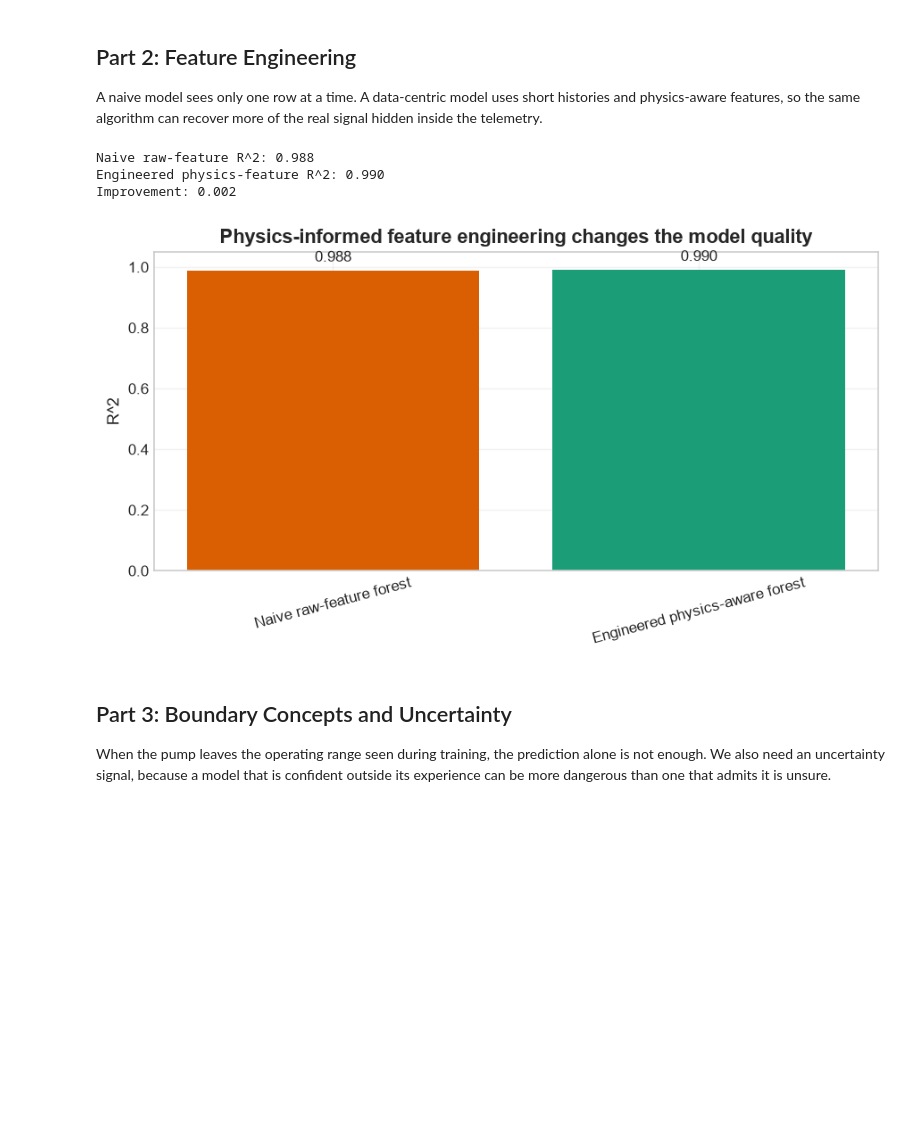
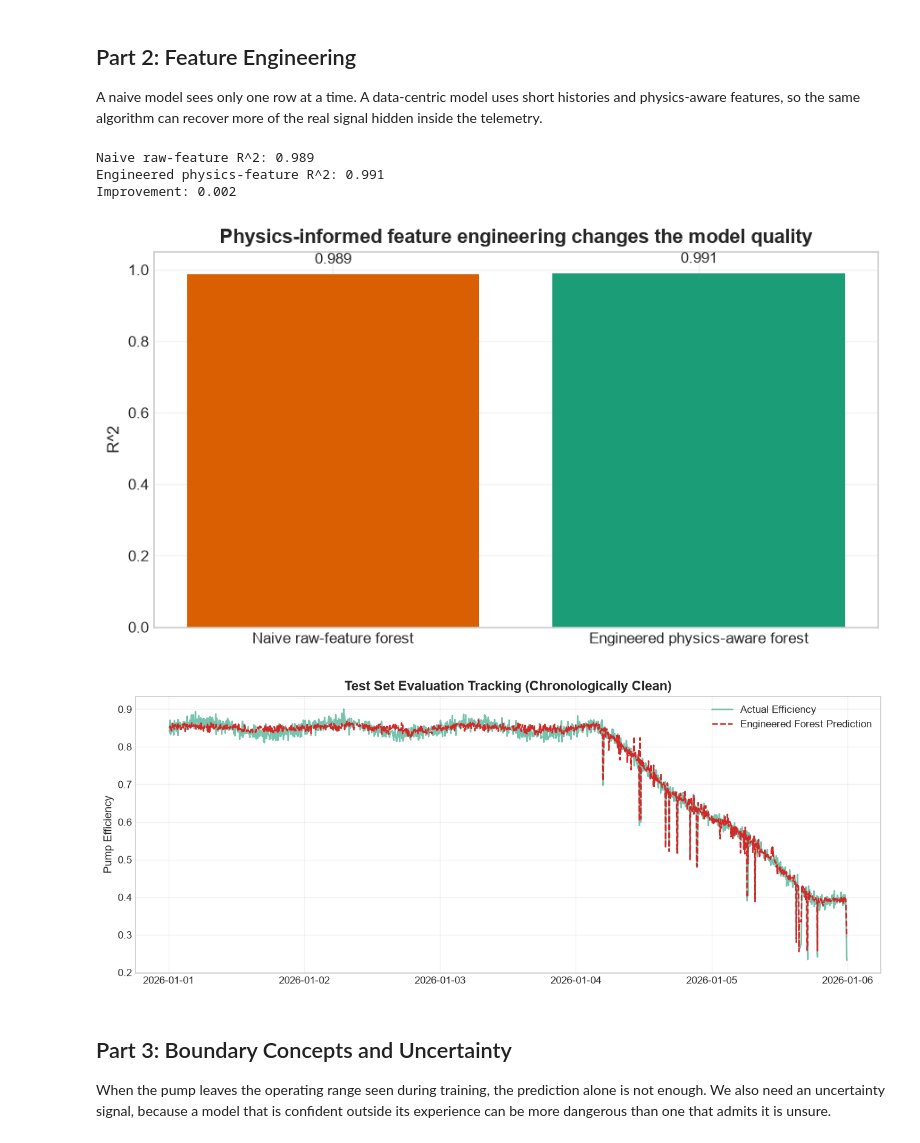
Before and after one commit to JFrusher/DCE-Workshops, a Jupyter notebook: ML+AI_workshop/solutions/solution_MLAI.ipynb, the cells around one changed output. Saved outputs shown, nothing was run; the diff lists cells and outputs as text; code cells hidden in the pictures; blank space fills up the shorter version.

```diff
--- a/ML+AI_workshop/solutions/solution_MLAI.ipynb
+++ b/ML+AI_workshop/solutions/solution_MLAI.ipynb
@@ -100,7 +100,7 @@ working_df["cleaned_vibration"] = savgol_filter(working_df["raw_vibration"].to_n
 
 calibrated_pressure = []
 for hour, pressure in zip(working_df["time_hours"].to_numpy(), working_df["drifted_pressure"].to_numpy()):
-    calibrated_pressure.append(pressure + 0.05 * hour)
+    calibrated_pressure.append(pressure + 0.065 * hour)
 working_df["calibrated_pressure"] = calibrated_pressure
 
 print(f"Injected dropout rows: {dropout_count}")
@@ -148,75 +148,83 @@ A naive model sees only one row at a time. A data-centric model uses short histo
 raw_features = ["raw_vibration", "drifted_pressure", "motor_temp"]
 engineered_features = ["vibration_rms", "vibration_trend", "pressure_reserve", "motor_temp"]
 
+# 1. Compute physics-informed rolling features
 vibration_rms = rolling_rms(working_df["cleaned_vibration"].to_numpy(), window=61)
 vibration_trend = rolling_trend(working_df["cleaned_vibration"].to_numpy(), window=31)
 pressure_reserve_feature = (
     working_df["calibrated_pressure"].to_numpy()
     - pd.Series(working_df["calibrated_pressure"]).rolling(window=91, min_periods=1, center=True).mean().bfill().ffill().to_numpy()
- )
-
-feature_array = np.column_stack(
-    [
-        working_df["raw_vibration"].to_numpy(),
-        working_df["drifted_pressure"].to_numpy(),
-        working_df["motor_temp"].to_numpy(),
-        vibration_rms,
-        vibration_trend,
-        pressure_reserve_feature,
-        working_df["pump_efficiency"].to_numpy(),
-    ]
 )
 
+# 2. Consolidate features into a Master DataFrame
 feature_df = pd.DataFrame(
-    feature_array,
-    columns=[
-        "raw_vibration",
-        "drifted_pressure",
-        "motor_temp",
-        "vibration_rms",
-        "vibration_trend",
-        "pressure_reserve",
-        "pump_efficiency",
-    ],
+    {
+        "timestamp": working_df["timestamp"],
+        "raw_vibration": working_df["raw_vibration"],
+        "drifted_pressure": working_df["drifted_pressure"],
+        "motor_temp": working_df["motor_temp"],
+        "vibration_rms": vibration_rms,
+        "vibration_trend": vibration_trend,
+        "pressure_reserve": pressure_reserve_feature,
+        "pump_efficiency": working_df["pump_efficiency"],
+    }
 )
 
+# 3. Use standard random splitting to populate all operational states across partitions
+from sklearn.model_selection import train_test_split
 train_df, test_df = train_test_split(feature_df, test_size=0.3, random_state=42, shuffle=True)
 
+# 4. Train & evaluate the baseline model (Raw Telemetry)
 baseline_model = RandomForestRegressor(n_estimators=80, random_state=42, n_jobs=-1)
 baseline_model.fit(train_df[raw_features], train_df["pump_efficiency"])
 baseline_predictions = baseline_model.predict(test_df[raw_features])
 baseline_r2 = r2_score(test_df["pump_efficiency"], baseline_predictions)
 
+# 5. Train & evaluate the engineered model (Physics-Aware Features)
 engineered_model = RandomForestRegressor(n_estimators=120, random_state=42, n_jobs=-1)
 engineered_model.fit(train_df[engineered_features], train_df["pump_efficiency"])
 engineered_predictions = engineered_model.predict(test_df[engineered_features])
 engineered_r2 = r2_score(test_df["pump_efficiency"], engineered_predictions)
 
 print(f"Naive raw-feature R^2: {baseline_r2:.3f}")
 print(f"Engineered physics-feature R^2: {engineered_r2:.3f}")
 print(f"Improvement: {engineered_r2 - baseline_r2:.3f}")
 
+# 6. Render the comparative summary bar chart
 comparison = pd.DataFrame(
     {
         "model": ["Naive raw-feature forest", "Engineered physics-aware forest"],
         "r2": [baseline_r2, engineered_r2],
     }
 )
 fig, ax = plt.subplots(figsize=(7.5, 4.2))
 ax.bar(comparison["model"], comparison["r2"], color=["#d95f02", "#1b9e77"])
 ax.set_ylim(0, 1.05)
 ax.set_ylabel("R^2")
 ax.set_title("Physics-informed feature engineering changes the model quality")
-ax.tick_params(axis="x", rotation=15)
 for idx, value in enumerate(comparison["r2"]):
     ax.text(idx, value + 0.02, f"{value:.3f}", ha="center", va="bottom", fontsize=10)
 plt.tight_layout()
 plt.show()
+
+# 7. Time-Series Validation: Sort test records chronologically before generating line graphs
+test_df_sorted = test_df.sort_values(by="timestamp")
+sorted_predictions = engineered_model.predict(test_df_sorted[engineered_features])
+
+fig, ax = plt.subplots(figsize=(11, 4.5))
+ax.plot(test_df_sorted["timestamp"], test_df_sorted["pump_efficiency"], label="Actual Efficiency", color="#1b9e77", alpha=0.6)
+ax.plot(test_df_sorted["timestamp"], sorted_predictions, label="Engineered Forest Prediction", color="#d62728", linestyle="--")
+ax.set_title("Test Set Evaluation Tracking (Chronologically Clean)")
+ax.set_ylabel("Pump Efficiency")
+ax.legend()
+plt.tight_layout()
+plt.show()
 # %% [output]
-Naive raw-feature R^2: 0.988
-Engineered physics-feature R^2: 0.990
+Naive raw-feature R^2: 0.989
+Engineered physics-feature R^2: 0.991
 Improvement: 0.002
-[figure, old version]
+[figure, new version]
+[figure, added]
 # %% [markdown]
 ## Part 3: Boundary Concepts and Uncertainty
 
```
Also changed, not shown: parts of 3 cells of this notebook, 14 other files.
